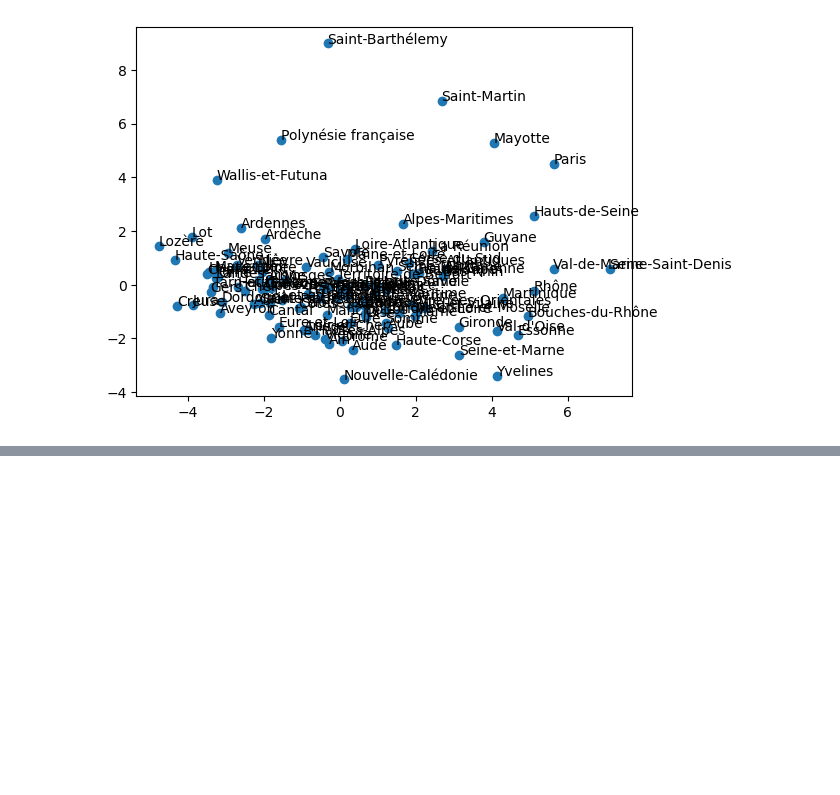
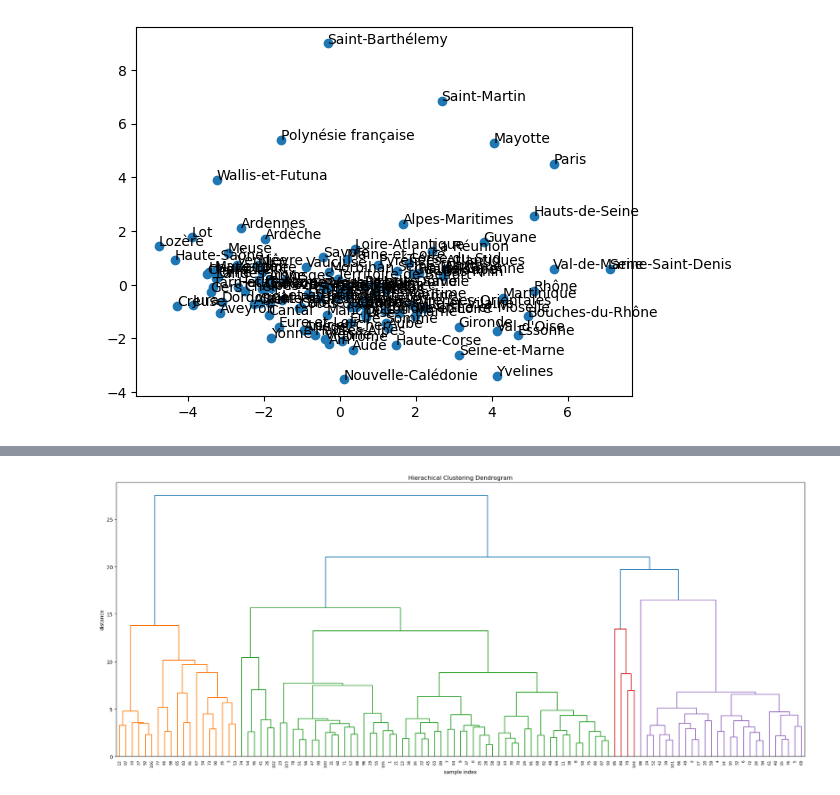
Before and after one commit to TheGooodDev/TPDataMiningRoute, a Jupyter notebook: Main.ipynb, the cells around one changed output, grey strips where cells are left out. Saved outputs shown, nothing was run; the diff lists cells and outputs as text; code cells hidden in the pictures; blank space fills up the shorter version.

```diff
--- a/Main.ipynb
+++ b/Main.ipynb
@@ -441,0 +518,7 @@ visualize_data("mois")
+# %%
+for i in range(2,10):
+    cah=AgglomerativeClustering(linkage='ward',n_clusters=i)
+    cah.fit(Xcarac_ss)
+    clustering_cah=cah.labels_
+    score_s=silhouette_score(Xcarac_ss, clustering_cah, metric ='euclidean')
+    print("la silhouette score pour {0:d} clusters vaut {1:.3f}".format(i,score_s))
@@ -441,0 +534,7 @@ visualize_data("mois")
+# %%
+for i in range(2,10):
+    cah=AgglomerativeClustering(linkage='single',n_clusters=i)
+    cah.fit(Xcarac_ss)
+    clustering_cah=cah.labels_
+    score_s=silhouette_score(Xcarac_ss, clustering_cah, metric ='euclidean')
+    print("la silhouette score pour {0:d} clusters vaut {1:.3f}".format(i,score_s))
@@ -441,0 +550,14 @@ visualize_data("mois")
+# %%
+from scipy.cluster.hierarchy import dendrogram, linkage
+
+Z = linkage(Xcarac_ss,'ward') #Test Ward
+plt.figure(figsize=(25,10))
+plt.title("Hierachical Clustering Dendrogram")
+plt.xlabel("sample index")
+plt.ylabel("distance")
+dendrogram(Z,
+           leaf_rotation=90.,  #rotates x axis labels
+          leaf_font_size = 8.) # font size for the x axis labels
+plt.show()
+# %% [output]
+[figure, added]
```
Also changed, not shown: parts of 12 cells of this notebook.
